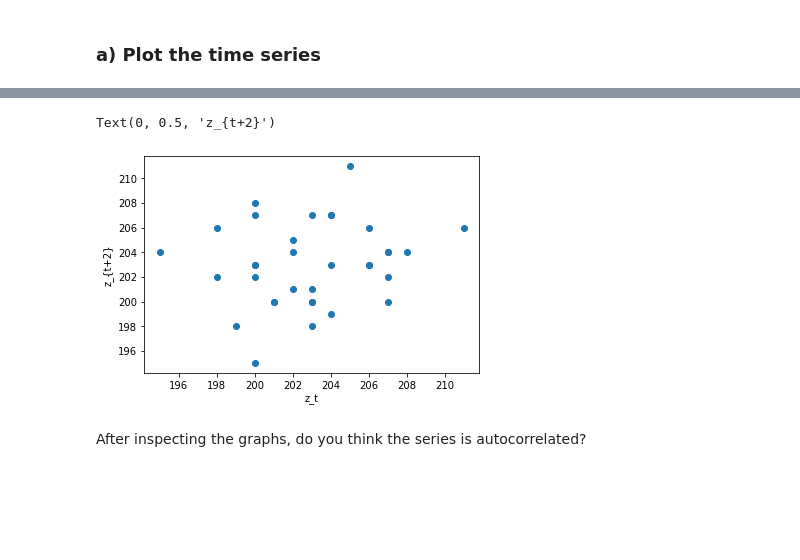
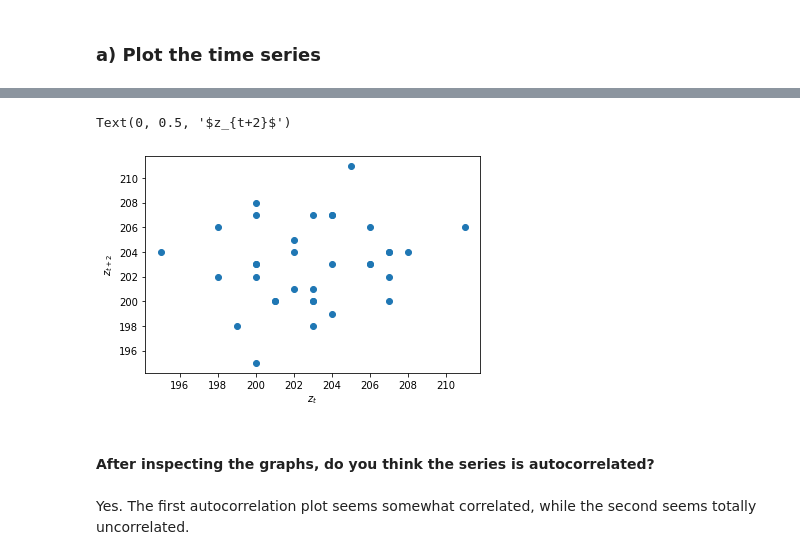
Before and after one commit to krafczyk/time_series_analysis_forecasting_and_control, a Jupyter notebook: Chapter2Problems.ipynb, the cells around one changed output, grey strips where cells are left out. Cells and saved outputs as stored; diff of their text form; code cells hidden in the pictures; blank space fills up the shorter version.

```diff
--- a/Chapter2Problems.ipynb
+++ b/Chapter2Problems.ipynb
@@ -35,12 +36,14 @@ Text(0, 0.5, 'z_{t+1}')
 # %%
 x = temps[:-2]
 y = temps[2:]
 fig, axs = plt.subplots(1)
 axs.scatter(x,y)
-axs.set_xlabel("z_t")
-axs.set_ylabel("z_{t+2}")
+axs.set_xlabel("$z_t$")
+axs.set_ylabel("$z_{t+2}$")
 # %% [output]
-Text(0, 0.5, 'z_{t+2}')
+Text(0, 0.5, '$z_{t+2}$')
-[figure, old version]
+[figure, new version]
 # %% [markdown]
-After inspecting the graphs, do you think the series is autocorrelated?
+#### After inspecting the graphs, do you think the series is autocorrelated?
+# %% [markdown]
+Yes. The first autocorrelation plot seems somewhat correlated, while the second seems totally uncorrelated.
```
Also changed, not shown: parts of 16 cells of this notebook.
